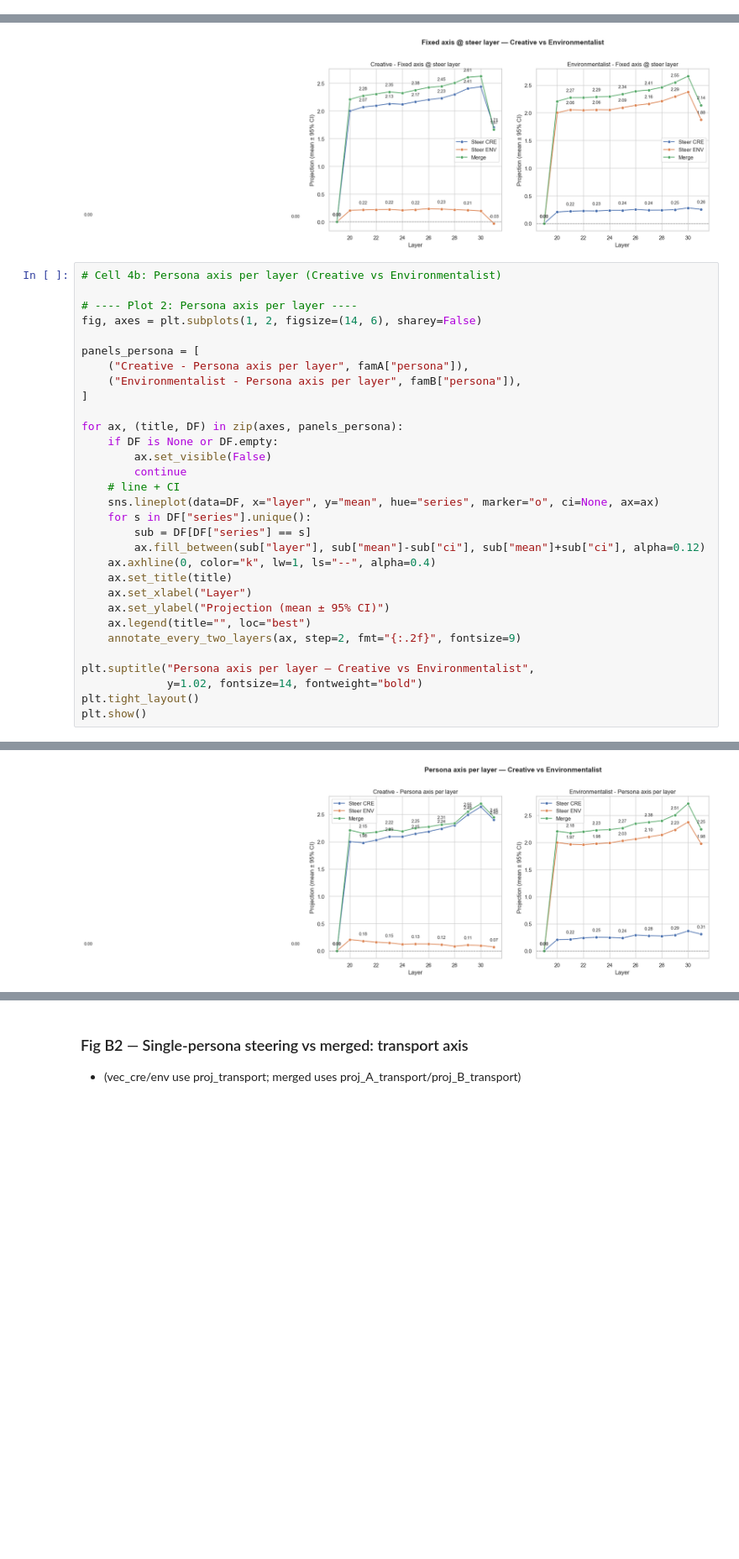
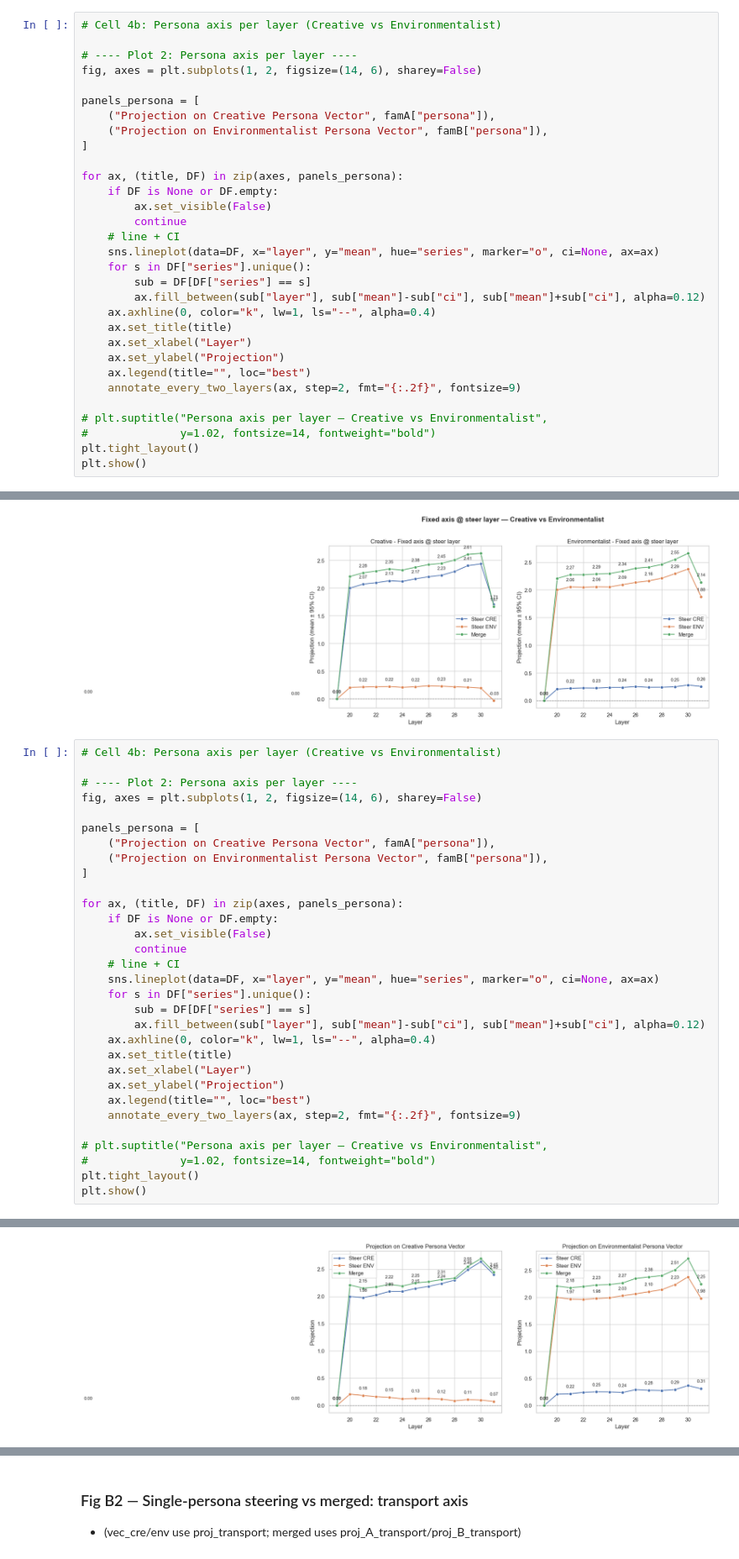
Before and after one commit to Bai1026/LLM_Persona, a Jupyter notebook: persona_vectors/persona_vectors/analysis.ipynb, the cells around one changed output, grey strips where cells are left out. Shown at 84% size. Cells and saved outputs as stored; diff of their text form; blank space fills up the shorter version.

Commit message:
update analysis plot code

```diff
--- a/persona_vectors/persona_vectors/analysis.ipynb
+++ b/persona_vectors/persona_vectors/analysis.ipynb
@@ -278,0 +548,31 @@ def force_axis_labels(ax, xlabel="Layer", ylabel="Value"):
+# %%
+# Cell 4b: Persona axis per layer (Creative vs Environmentalist)
+
+# ---- Plot 2: Persona axis per layer ----
+fig, axes = plt.subplots(1, 2, figsize=(14, 6), sharey=False)
+
+panels_persona = [
+    ("Projection on Creative Persona Vector", famA["persona"]),
+    ("Projection on Environmentalist Persona Vector", famB["persona"]),
+]
+
+for ax, (title, DF) in zip(axes, panels_persona):
+    if DF is None or DF.empty:
+        ax.set_visible(False)
+        continue
+    # line + CI
+    sns.lineplot(data=DF, x="layer", y="mean", hue="series", marker="o", ci=None, ax=ax)
+    for s in DF["series"].unique():
+        sub = DF[DF["series"] == s]
+        ax.fill_between(sub["layer"], sub["mean"]-sub["ci"], sub["mean"]+sub["ci"], alpha=0.12)
+    ax.axhline(0, color="k", lw=1, ls="--", alpha=0.4)
+    ax.set_title(title)
+    ax.set_xlabel("Layer")
+    ax.set_ylabel("Projection")
+    ax.legend(title="", loc="best")
+    annotate_every_two_layers(ax, step=2, fmt="{:.2f}", fontsize=9)
+
+# plt.suptitle("Persona axis per layer — Creative vs Environmentalist",
+#              y=1.02, fontsize=14, fontweight="bold")
+plt.tight_layout()
+plt.show()
@@ -714,39 +1343,39 @@ The `ci` parameter is deprecated. Use `errorbar=None` for the same effect.
 fig, axes = plt.subplots(1, 2, figsize=(14, 6), sharey=False)
 
 panels_persona = [
-    ("Creative - Persona axis per layer", famA["persona"]),
-    ("Environmentalist - Persona axis per layer", famB["persona"]),
+    ("Projection on Creative Persona Vector", famA["persona"]),
+    ("Projection on Environmentalist Persona Vector", famB["persona"]),
 ]
 
 for ax, (title, DF) in zip(axes, panels_persona):
     if DF is None or DF.empty:
         ax.set_visible(False)
         continue
     # line + CI
     sns.lineplot(data=DF, x="layer", y="mean", hue="series", marker="o", ci=None, ax=ax)
     for s in DF["series"].unique():
         sub = DF[DF["series"] == s]
         ax.fill_between(sub["layer"], sub["mean"]-sub["ci"], sub["mean"]+sub["ci"], alpha=0.12)
     ax.axhline(0, color="k", lw=1, ls="--", alpha=0.4)
     ax.set_title(title)
     ax.set_xlabel("Layer")
-    ax.set_ylabel("Projection (mean ± 95% CI)")
+    ax.set_ylabel("Projection")
     ax.legend(title="", loc="best")
     annotate_every_two_layers(ax, step=2, fmt="{:.2f}", fontsize=9)
 
-plt.suptitle("Persona axis per layer — Creative vs Environmentalist",
-             y=1.02, fontsize=14, fontweight="bold")
+# plt.suptitle("Persona axis per layer — Creative vs Environmentalist",
+#              y=1.02, fontsize=14, fontweight="bold")
 plt.tight_layout()
 plt.show()
 # %% [output]
 The `ci` parameter is deprecated. Use `errorbar=None` for the same effect.
 
   sns.lineplot(data=DF, x="layer", y="mean", hue="series", marker="o", ci=None, ax=ax)
 
 The `ci` parameter is deprecated. Use `errorbar=None` for the same effect.
 
   sns.lineplot(data=DF, x="layer", y="mean", hue="series", marker="o", ci=None, ax=ax)
-[figure, old version]
+[figure, new version]
 # %%
 # Cell 4c: Transport direction (Creative vs Environmentalist)
 
```
Also changed, not shown: parts of 17 cells of this notebook, 1 other file.
